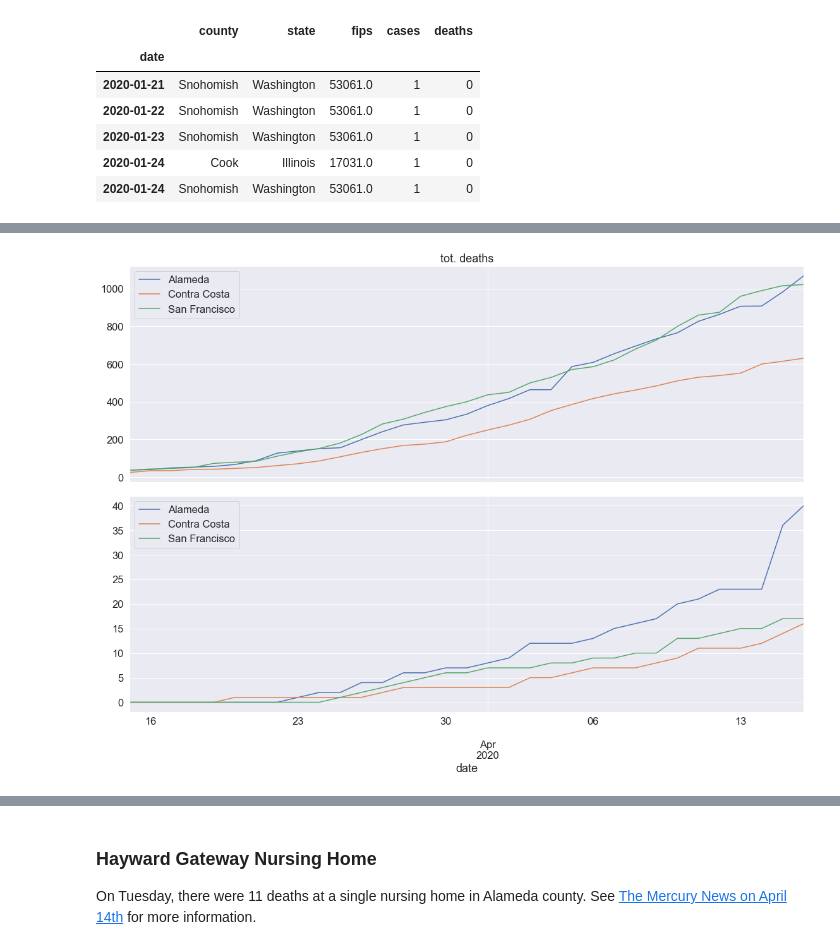
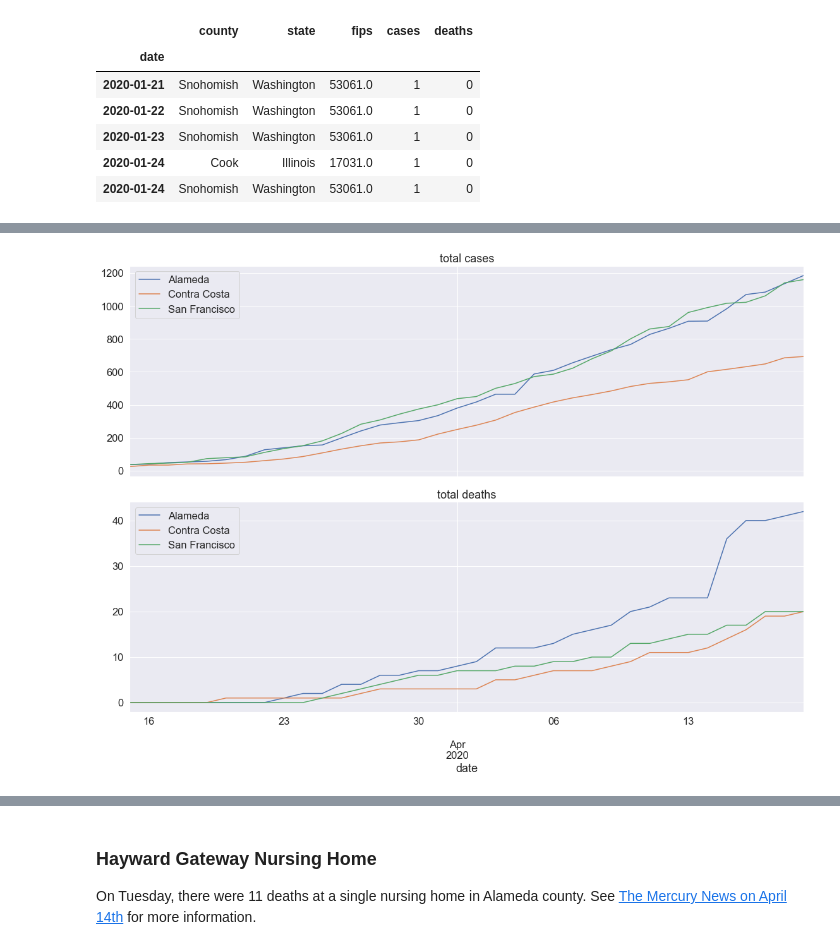
Before and after one commit to mikofski/covid-19-data, a Jupyter notebook: NYTimes COVID-19 Python-Pandas-Jupyter Tutorial.ipynb, the cells around one changed output, grey strips where cells are left out. Cells and saved outputs as stored; diff of their text form; code cells hidden in the pictures.

```diff
--- a/NYTimes COVID-19 Python-Pandas-Jupyter Tutorial.ipynb
+++ b/NYTimes COVID-19 Python-Pandas-Jupyter Tutorial.ipynb
@@ -362,36 +475,36 @@ ca_counties.drop('fips', axis=1).groupby('county').sum().sort_values('deaths', a
 # make a figure with two stacked plots
 f, ax = plt.subplots(2, 1, figsize=(16, 12), sharex=True)
 
 # only starting from shelter in place
 shelter_inplace = '2020-03-15'
 
 # filter out Alameda, Contra Costa, and SF
 alameda_filter = ca_counties['county'] == 'Alameda'
 cc_filter = ca_counties['county'] == 'Contra Costa'
 sf_filter = ca_counties['county'] == 'San Francisco'
 
 # apply the filter to get just the bay area counties
 alameda = ca_counties[alameda_filter].loc[shelter_inplace:]
 contra_costa = ca_counties[cc_filter].loc[shelter_inplace:]
 sanfran = ca_counties[sf_filter].loc[shelter_inplace:]
 
 # plot cases in the top and the deaths below using the ax[idx]
 alameda['cases'].plot(ax=ax[0])
 alameda['deaths'].plot(ax=ax[1])
 contra_costa['cases'].plot(ax=ax[0])
 contra_costa['deaths'].plot(ax=ax[1])
 sanfran['cases'].plot(ax=ax[0])
 sanfran['deaths'].plot(ax=ax[1])
 
 # make a legend, and tidy up!
 bay_area = ('Alameda', 'Contra Costa', 'San Francisco')
-ax[0].set_title('tot. cases')
-ax[0].set_title('tot. deaths')
+ax[0].set_title('total cases')
+ax[1].set_title('total deaths')
 ax[0].legend(bay_area)
 ax[1].legend(bay_area)
 f.tight_layout()
 # %% [output]
-[figure, old version]
+[figure, new version]
 # %%
 # starting from shelter in place, there were no deaths prior
 f = plt.figure(figsize=(16, 10))
```
Also changed, not shown: parts of 30 cells of this notebook.
